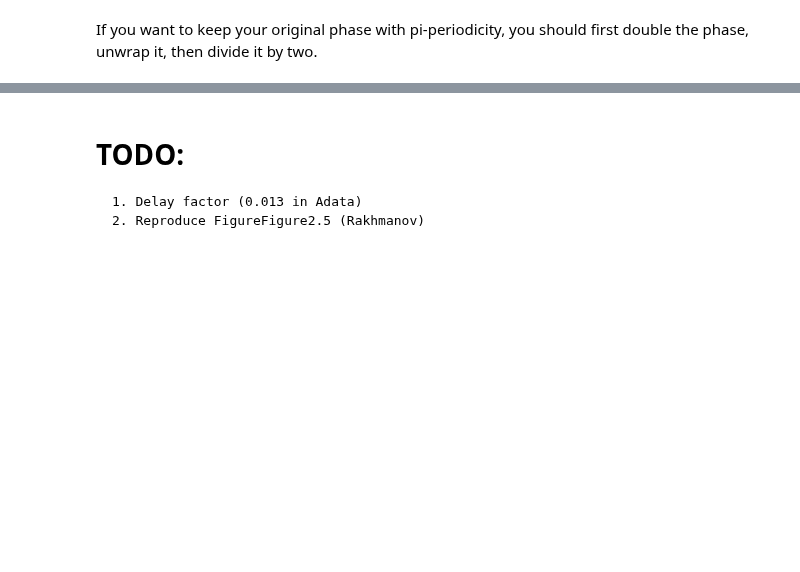
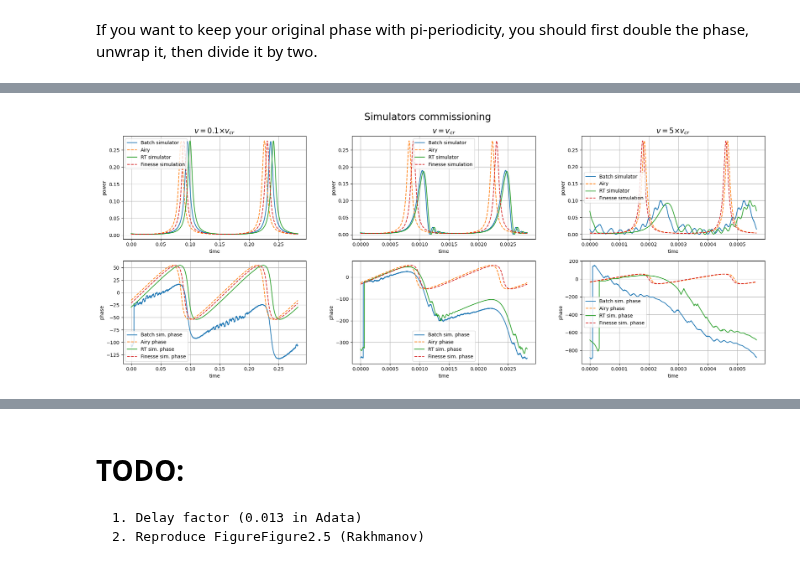
Before and after one commit to matib12/oreonspy, a Jupyter notebook: nb/Simulator commissioning.ipynb, the cells around one changed output, grey strips where cells are left out. Cells and saved outputs as stored; diff of their text form; code cells hidden in the pictures; blank space fills up the shorter version.

```diff
--- a/nb/Simulator commissioning.ipynb
+++ b/nb/Simulator commissioning.ipynb
@@ -178,7 +178,7 @@ N = 100  # Seems reasonable to sum up to 5 to 10 N_eff.
 n = np.arange(0, N+1, 1)
 rarbn = np.power(r_a*r_b, n)
 
-def E(t, N=0, recursion_level=0):
+def E(t, v, N=0, recursion_level=0):
     '''
     Implementation of Eq. 1.51 from "Dynamics of Laser Interferometric Gravitational Wave Detectors" PhD thesis by M. Rakhmanov
     '''
@@ -206,7 +206,7 @@ def E(t, N=0, recursion_level=0):
     Sn = 0.
     for idx, p in enumerate(np.arange(1, N+1, 1)):
         Sum = Sum + rarbn[idx] * np.exp(k2j*Sn) * E_in(t-2.*p*T)
-        Sn = Sn + d(t - 2.*T*p)
+        Sn = Sn + d(v,t - 2.*T*p)
 
     try:
         E_last = E(t - 2.*N*T, N, recursion_level=recursion_level+1)
@@ -321,0 +304,2 @@ def simulation_check(v, number_of_points):
+# %%
+v = 0.01*v_cr()
@@ -347,0 +413,2 @@ np.linalg.norm(finesse_inter - rt_sim_res, ord=2)
+# %%
+res1, res2, res3, Airy_power_data1,Airy_power_data2,Airy_power_data3, Airy_phase_data1,Airy_phase_data2,Airy_phase_data3, rt_sim_res1,rt_sim_res2,rt_sim_res3, finesse_inter1,finesse_inter2,finesse_inter3, tdata1,tdata2,tdata3=simulation_check(number_of_points)
@@ -348 +434,71 @@ np.linalg.norm(finesse_inter - rt_sim_res, ord=2)
+# %%
+plt.rcParams['figure.figsize'] = [20, 8]
+fig, axs = plt.subplots(2,3)
+plt.subplots_adjust(wspace=8.)
+fig.suptitle(r"Simulators commissioning", fontsize=20)
+
+#Plot for v=0.1*v_cr1
+axs[0,0].grid(visible=True)
+axs[0,0].set_title(r"$v = 0.1 $$ \times$$ v_{cr}$ ", fontsize=15)
+axs[0,0].plot(tdata1, np.roll(abs(res1)**2,50), label="Batch simulator")
+axs[0,0].plot(tdata1, np.roll(Airy_power_data1*gain()**2,1100), label="Airy", ls="--")
+axs[0,0].plot(tdata1, np.roll(abs(rt_sim_res1)**2, 100), label="RT simulator")
+axs[0,0].plot(tdata1, np.roll(np.abs(finesse_inter1)**2,950), label="Finesse simulation", ls="--")
+axs[0,0].set_ylabel("power")
+axs[0,0].set_xlabel("time")
+axs[0,0].legend()
+
+axs[1,0].grid(visible=True)
+axs[1,0].plot(tdata1, np.roll(np.unwrap(np.angle(res1, deg=True)*2),50)/2, label="Batch sim. phase")
+axs[1,0].plot(tdata1, np.roll(np.unwrap(np.angle(Airy_phase_data1, deg=True)*2),1100)/2, label="Airy phase", ls="--")
+axs[1,0].plot(tdata1, np.roll(np.unwrap(np.angle(rt_sim_res1, deg=True)*2),70)/2, label="RT sim. phase")
+axs[1,0].plot(tdata1, np.roll(np.unwrap((np.angle(finesse_inter1, deg=True)-90)*2), 950)/2, label="Finesse sim. phase",ls="--")
+axs[1,0].set_xlabel("time")
+axs[1,0].set_ylabel("phase")
+axs[1,0].legend()
+
+#Plots for v=v_cr
+axs[0,1].grid(visible=True)
+axs[0,1].set_title(r"$v = v_{cr}$ ", fontsize=15)
+axs[0,1].plot(tdata2, np.roll(abs(res2)**2,50), label="Batch simulator")
+axs[0,1].plot(tdata2, np.roll(Airy_power_data2*gain()**2,100), label="Airy", ls="--")
+axs[0,1].plot(tdata2, np.roll(abs(rt_sim_res2)**2, 70), label="RT simulator")
+axs[0,1].plot(tdata2, np.roll(np.abs(finesse_inter2)**2,950), label="Finesse simulation", ls="--")
+axs[0,1].set_ylabel("power")
+axs[0,1].set_xlabel("time")
+axs[0,1].legend()
+
+axs[1,1].grid(visible=True)
+axs[1,1].plot(tdata2, np.roll(np.unwrap(np.angle(res2, deg=True)*2),50)/2, label="Batch sim. phase")
+axs[1,1].plot(tdata2, np.roll(np.unwrap(np.angle(Airy_phase_data2, deg=True)*2),220)/2, label="Airy phase", ls="--")
+axs[1,1].plot(tdata2, np.roll(np.unwrap(np.angle(rt_sim_res2, deg=True)*2),70)/2, label="RT sim. phase")
+axs[1,1].plot(tdata2, np.roll(np.unwrap((np.angle(finesse_inter2, deg=True)-90)*2), 1060)/2, label="Finesse sim. phase",ls="--")
+axs[1,1].set_xlabel("time")
+axs[1,1].set_ylabel("phase")
+axs[1,1].legend()
+
+#Plots for v=5*v_cr
+axs[0,2].grid(visible=True)
+axs[0,2].set_title(r"$v = 5 $$ \times$$ v_{cr}$ ", fontsize=15)
+axs[0,2].plot(tdata3, np.roll(abs(res3)**2,50), label="Batch simulator")
+axs[0,2].plot(tdata3, np.roll(Airy_power_data3*gain()**2,100), label="Airy", ls="--")
+axs[0,2].plot(tdata3, np.roll(abs(rt_sim_res3)**2, 150), label="RT simulator")
+axs[0,2].plot(tdata3, np.roll(np.abs(finesse_inter3)**2,950), label="Finesse simulation", ls="--")
+axs[0,2].set_ylabel("power")
+axs[0,2].set_xlabel("time")
+axs[0,2].legend()
+
+axs[1,2].grid(visible=True)
+axs[1,2].plot(tdata3, np.roll(np.unwrap(np.angle(res3, deg=True)*2),50)/2, label="Batch sim. phase")
+axs[1,2].plot(tdata3, np.roll(np.unwrap(np.angle(Airy_phase_data3, deg=True)*2),220)/2, label="Airy phase", ls="--")
+axs[1,2].plot(tdata3, np.roll(np.unwrap(np.angle(rt_sim_res3, deg=True)*2),170)/2, label="RT sim. phase")
+axs[1,2].plot(tdata3, np.roll(np.unwrap((np.angle(finesse_inter3, deg=True)-90)*2), 1060)/2, label="Finesse sim. phase",ls="--")
+axs[1,2].set_xlabel("time")
+axs[1,2].set_ylabel("phase")
+axs[1,2].legend()
+
+fig.tight_layout()
+#plt.savefig("Comparision.pdf")
+# %% [output]
+[figure, added]
 # %%
```
Also changed, not shown: parts of 16 cells of this notebook.
